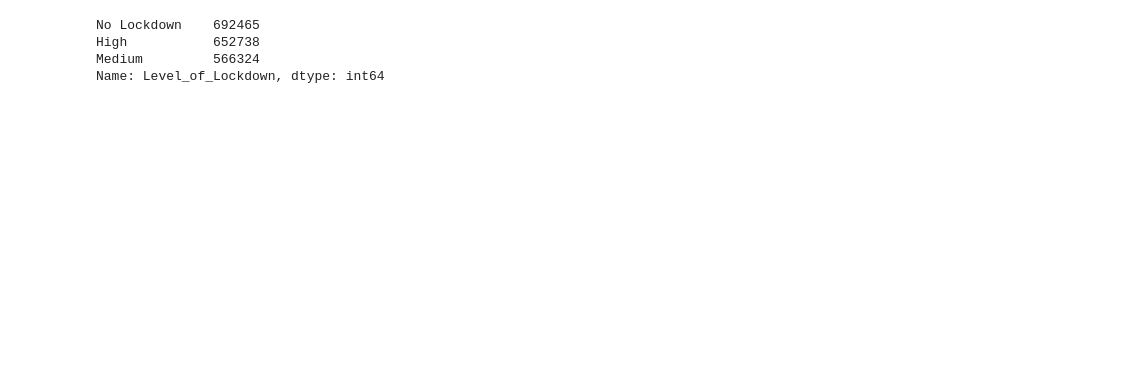
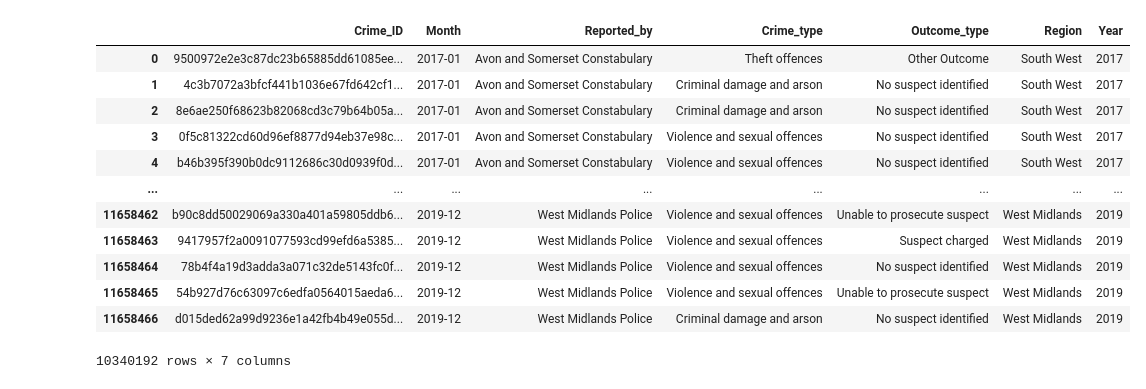
Before and after one commit to elliot-linsey/QMUL, a Jupyter notebook: EOY Project/Untitled Folder/Creating full dataset.ipynb, the cells around one changed output. Cells and saved outputs as stored; diff of their text form; code cells hidden in the pictures; blank space fills up the shorter version.

```diff
--- a/EOY Project/Untitled Folder/Creating full dataset.ipynb
+++ b/EOY Project/Untitled Folder/Creating full dataset.ipynb
@@ -157 +169,22 @@ full.head()
+# %%
+full = full[full['Reported by'] != 'Greater Manchester']
+# %%
+full = full.rename(columns={'Crime ID':'Crime_ID','Reported by':'Reported_by','Crime type':'Crime_type','Outcome type':'Outcome_type',
+                           })
+# %%
+full
+# %% [output]
+|  | Crime_ID | Month | Reported_by | Crime_type | Outcome_type | Region | Year |
+| 0 | 9500972e2e3c87dc23b65885dd61085ee... | 2017-01 | Avon and Somerset Constabulary | Theft offences | Other Outcome | South West | 2017 |
+| 1 | 4c3b7072a3bfcf441b1036e67fd642cf1... | 2017-01 | Avon and Somerset Constabulary | Criminal damage and arson | No suspect identified | South West | 2017 |
+| 2 | 8e6ae250f68623b82068cd3c79b64b05a... | 2017-01 | Avon and Somerset Constabulary | Criminal damage and arson | No suspect identified | South West | 2017 |
+| 3 | 0f5c81322cd60d96ef8877d94eb37e98c... | 2017-01 | Avon and Somerset Constabulary | Violence and sexual offences | No suspect identified | South West | 2017 |
+| 4 | b46b395f390b0dc9112686c30d0939f0d... | 2017-01 | Avon and Somerset Constabulary | Violence and sexual offences | No suspect identified | South West | 2017 |
+| ... | ... | ... | ... | ... | ... | ... | ... |
+| 11658462 | b90c8dd50029069a330a401a59805ddb6... | 2019-12 | West Midlands Police | Violence and sexual offences | Unable to prosecute suspect | West Midlands | 2019 |
+| 11658463 | 9417957f2a0091077593cd99efd6a5385... | 2019-12 | West Midlands Police | Violence and sexual offences | Suspect charged | West Midlands | 2019 |
+| 11658464 | 78b4f4a19d3adda3a071c32de5143fc0f... | 2019-12 | West Midlands Police | Violence and sexual offences | No suspect identified | West Midlands | 2019 |
+| 11658465 | 54b927d76c63097c6edfa0564015aeda6... | 2019-12 | West Midlands Police | Violence and sexual offences | Unable to prosecute suspect | West Midlands | 2019 |
+| 11658466 | d015ded62a99d9236e1a42fb4b49e055d... | 2019-12 | West Midlands Police | Criminal damage and arson | No suspect identified | West Midlands | 2019 |
+10340192 rows × 7 columns
 # %%
@@ -160,8 +193,3 @@ full['Level_of_Lockdown'] = full.Month.apply(lambda x: 'No Lockdown' if x in ['2
 # %%
-full['Level_of_Lockdown'].value_counts()
+#full['Level_of_Lockdown'].value_counts()
-# %% [output]
-No Lockdown    692465
-High           652738
-Medium         566324
-Name: Level_of_Lockdown, dtype: int64
 # %%
```
Also changed, not shown: parts of 17 cells of this notebook, 46 other files.
